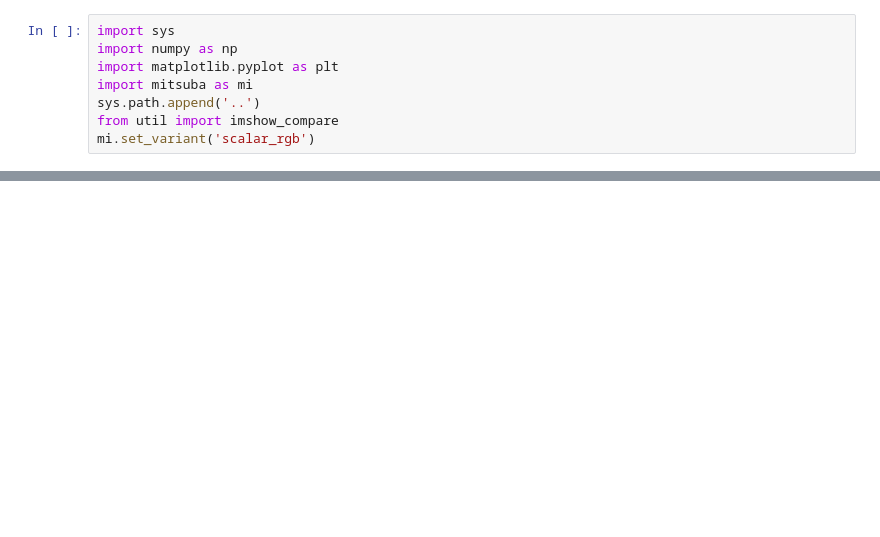
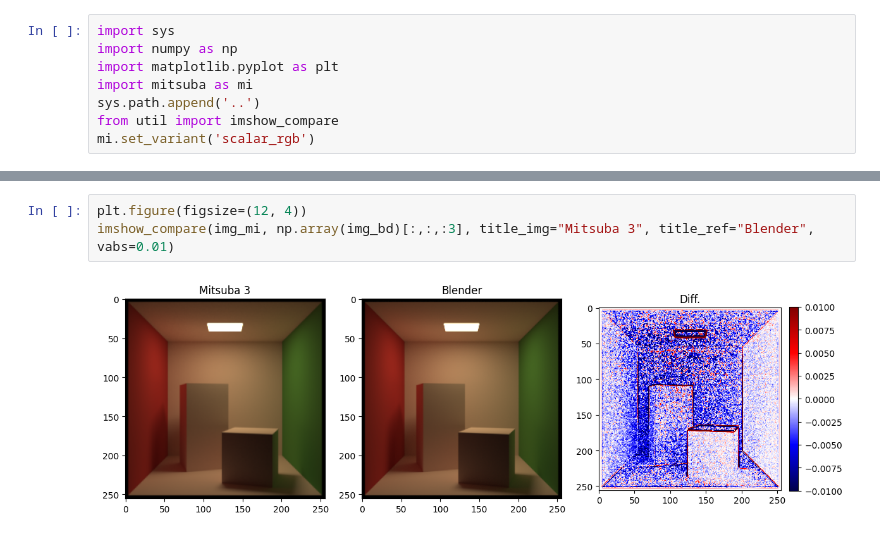
Before and after one commit to shinyoung-yi/lecture-rendering-mitsuba, a Jupyter notebook: figsrc/blender_compare.ipynb, the cells around one changed output, grey strips where cells are left out. Cells and saved outputs as stored; diff of their text form; blank space fills up the shorter version.

```diff
--- a/figsrc/blender_compare.ipynb
+++ b/figsrc/blender_compare.ipynb
@@ -16,0 +19,5 @@ imshow_compare(img_mi, np.array(img_bd)[:,:,:3], title_img="Mitsuba 3", title_re
+# %%
+plt.figure(figsize=(12, 4))
+imshow_compare(img_mi, np.array(img_bd)[:,:,:3], title_img="Mitsuba 3", title_ref="Blender", vabs=0.01)
+# %% [output]
+[figure, added]
```
Also changed, not shown: parts of 5 cells of this notebook, 13 other files.
